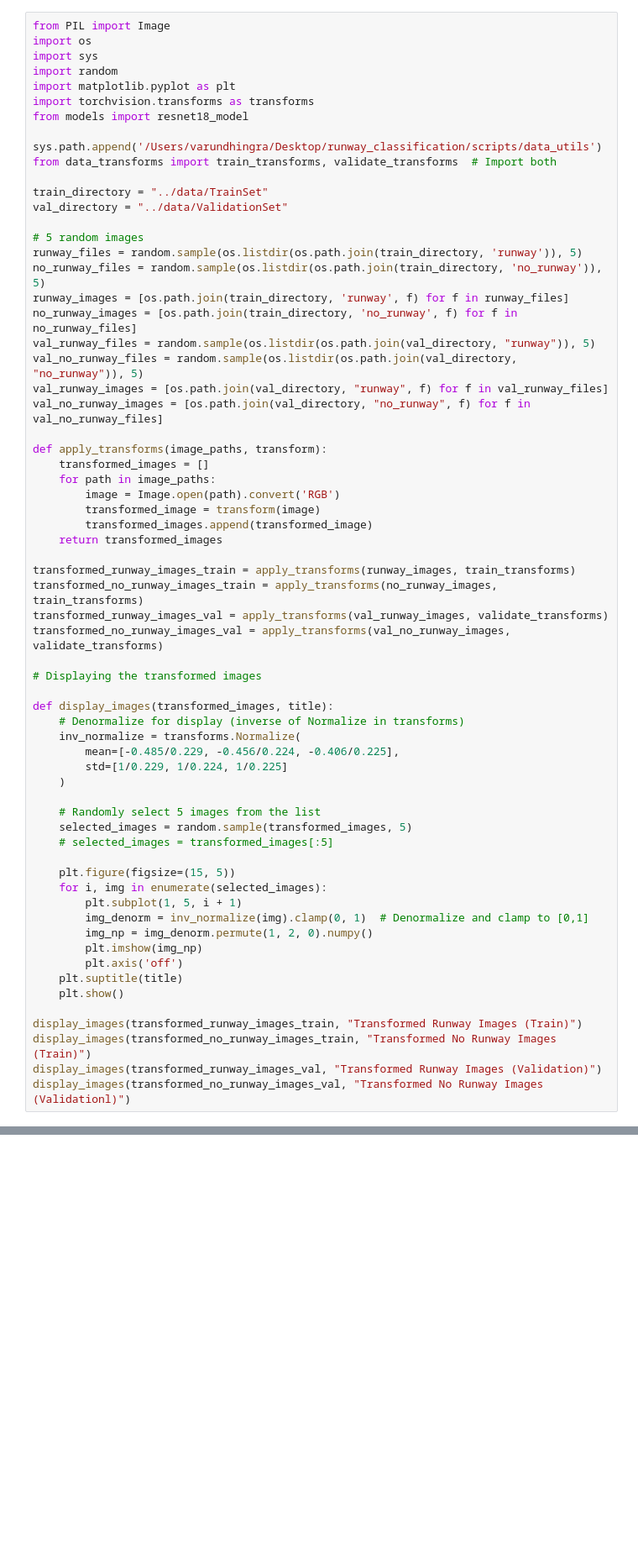
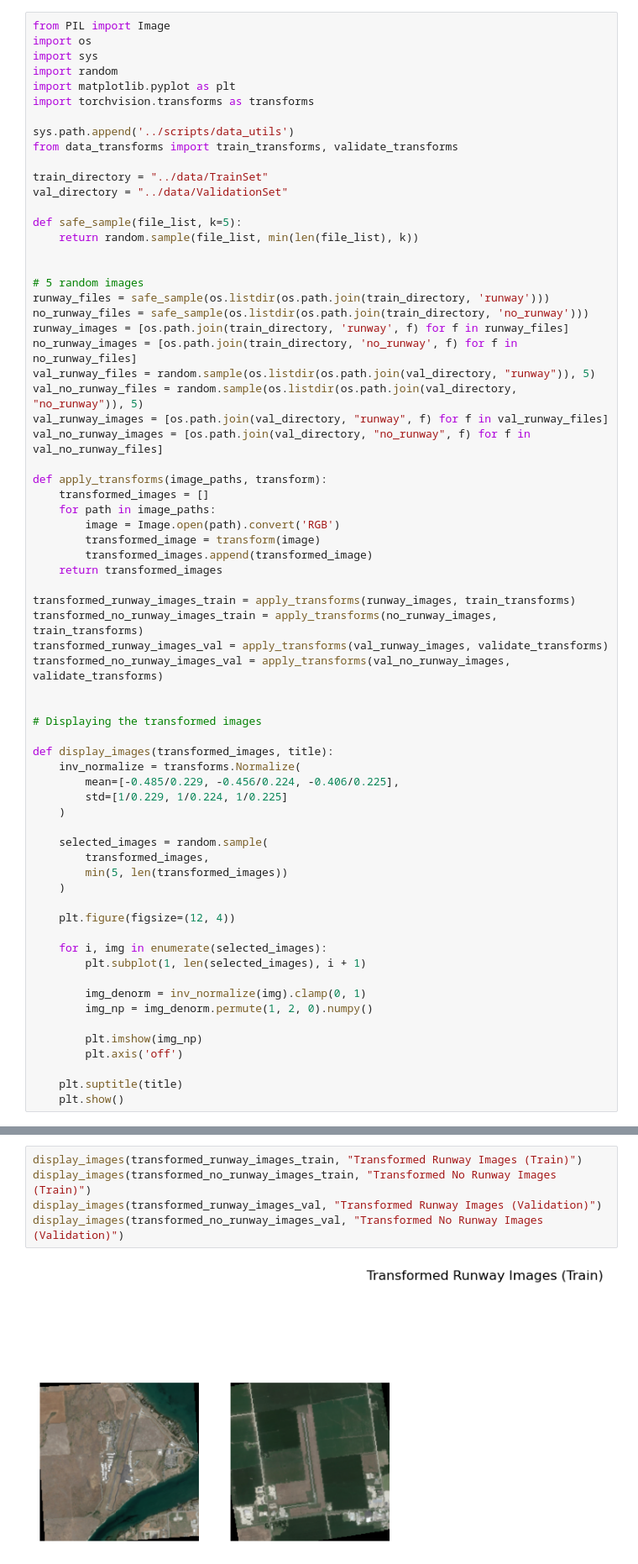
Before and after one commit to varundhingra004/Runway-classification-and-marker, a Jupyter notebook: notebooks/experiment.ipynb, the cells around one changed output, grey strips where cells are left out. Shown at 84% size. Cells and saved outputs as stored; diff of their text form; blank space fills up the shorter version.

```diff
--- a/notebooks/experiment.ipynb
+++ b/notebooks/experiment.ipynb
@@ -5,17 +11,20 @@ import sys
 import random
 import matplotlib.pyplot as plt
 import torchvision.transforms as transforms
-from models import resnet18_model
 
-sys.path.append('/Users/varundhingra/Desktop/runway_classification/scripts/data_utils')
-from data_transforms import train_transforms, validate_transforms  # Import both
+sys.path.append('../scripts/data_utils')
+from data_transforms import train_transforms, validate_transforms
 
 train_directory = "../data/TrainSet"
 val_directory = "../data/ValidationSet"
 
+def safe_sample(file_list, k=5):
+    return random.sample(file_list, min(len(file_list), k))
+
+
 # 5 random images
-runway_files = random.sample(os.listdir(os.path.join(train_directory, 'runway')), 5)
-no_runway_files = random.sample(os.listdir(os.path.join(train_directory, 'no_runway')), 5)
+runway_files = safe_sample(os.listdir(os.path.join(train_directory, 'runway')))
+no_runway_files = safe_sample(os.listdir(os.path.join(train_directory, 'no_runway')))
 runway_images = [os.path.join(train_directory, 'runway', f) for f in runway_files]
 no_runway_images = [os.path.join(train_directory, 'no_runway', f) for f in no_runway_files]
 val_runway_files = random.sample(os.listdir(os.path.join(val_directory, "runway")), 5)
@@ -36,30 +45,30 @@ transformed_no_runway_images_train = apply_transforms(no_runway_images, train_tr
 transformed_runway_images_val = apply_transforms(val_runway_images, validate_transforms)
 transformed_no_runway_images_val = apply_transforms(val_no_runway_images, validate_transforms)
 
+
 # Displaying the transformed images
 
 def display_images(transformed_images, title):
-    # Denormalize for display (inverse of Normalize in transforms)
     inv_normalize = transforms.Normalize(
         mean=[-0.485/0.229, -0.456/0.224, -0.406/0.225],
         std=[1/0.229, 1/0.224, 1/0.225]
     )
 
-    # Randomly select 5 images from the list
-    selected_images = random.sample(transformed_images, 5)
-    # selected_images = transformed_images[:5]
+    selected_images = random.sample(
+        transformed_images,
+        min(5, len(transformed_images))
+    )
 
-    plt.figure(figsize=(15, 5))
+    plt.figure(figsize=(12, 4))
+
     for i, img in enumerate(selected_images):
-        plt.subplot(1, 5, i + 1)
-        img_denorm = inv_normalize(img).clamp(0, 1)  # Denormalize and clamp to [0,1]
+        plt.subplot(1, len(selected_images), i + 1)
+
+        img_denorm = inv_normalize(img).clamp(0, 1)
         img_np = img_denorm.permute(1, 2, 0).numpy()
+
         plt.imshow(img_np)
         plt.axis('off')
+
     plt.suptitle(title)
     plt.show()
-
-display_images(transformed_runway_images_train, "Transformed Runway Images (Train)")
-display_images(transformed_no_runway_images_train, "Transformed No Runway Images (Train)")
-display_images(transformed_runway_images_val, "Transformed Runway Images (Validation)")
-display_images(transformed_no_runway_images_val, "Transformed No Runway Images (Validationl)")
@@ -67,0 +77,7 @@ ModuleNotFoundError: No module named 'models'
+# %%
+display_images(transformed_runway_images_train, "Transformed Runway Images (Train)")
+display_images(transformed_no_runway_images_train, "Transformed No Runway Images (Train)")
+display_images(transformed_runway_images_val, "Transformed Runway Images (Validation)")
+display_images(transformed_no_runway_images_val, "Transformed No Runway Images (Validation)")
+# %% [output]
+[figure, added]
```
Also changed, not shown: parts of 8 cells of this notebook, 1 other file.
